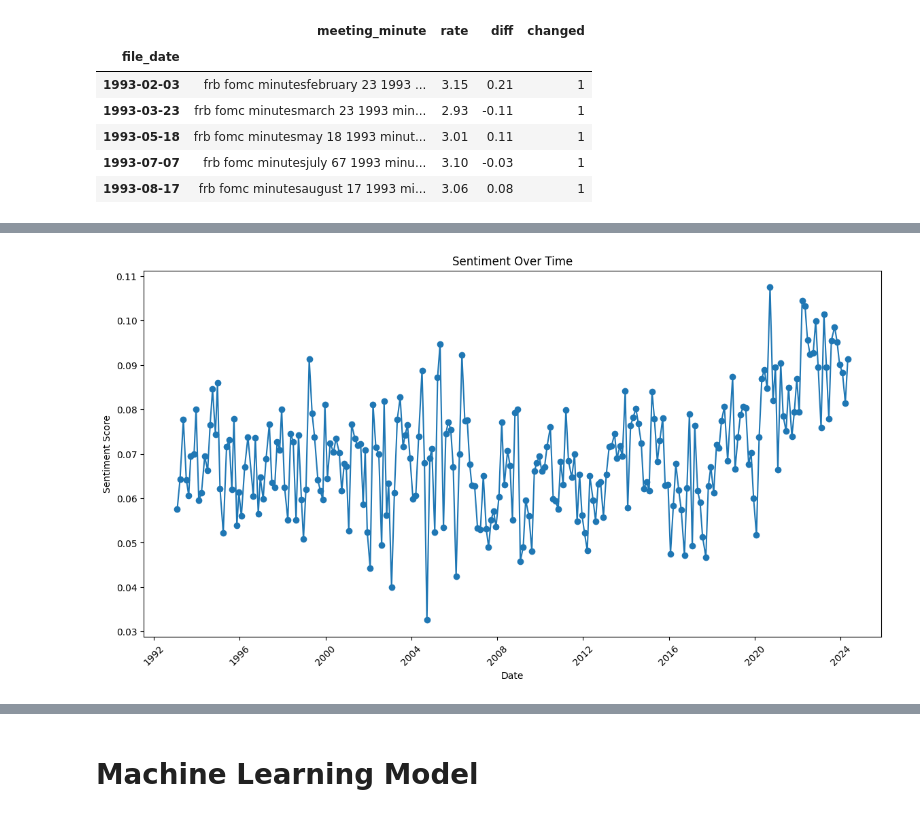
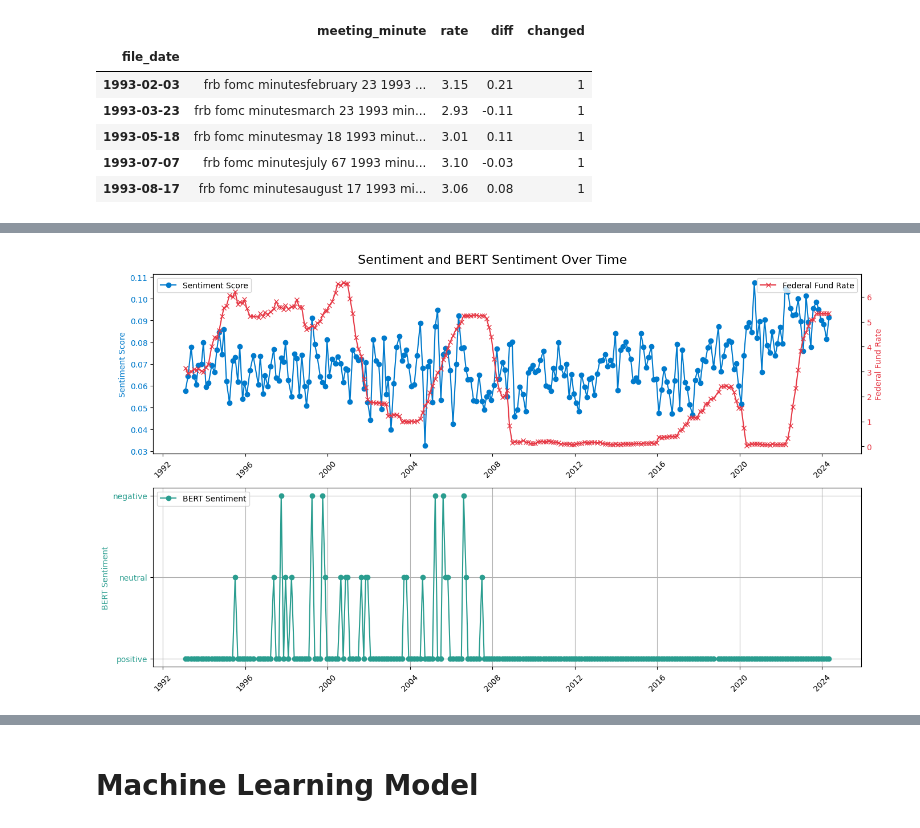
Before and after one commit to Cydia13526/s24-milestone2-team7-cspaarg-cydia-davidrez, a Jupyter notebook: project.ipynb, the cells around one changed output, grey strips where cells are left out. Cells and saved outputs as stored; diff of their text form; code cells hidden in the pictures.

```diff
--- a/project.ipynb
+++ b/project.ipynb
@@ -221,0 +235,20 @@ merge_df['sentiment'] = merge_df['meeting_minute'].apply(get_sentiment)
+# %%
+tokenizer = BertTokenizer.from_pretrained('ProsusAI/finbert')
+model = BertForSequenceClassification.from_pretrained('ProsusAI/finbert')
+
+# Create a sentiment analysis pipeline
+nlp = pipeline("sentiment-analysis", model=model, tokenizer=tokenizer)
+
+# Function to get sentiment with text truncation
+def get_sentiment(text):
+    # Tokenize text
+    inputs = tokenizer(text, return_tensors="pt", truncation=True, max_length=512)
+    outputs = model(**inputs)
+    logits = outputs.logits
+    predicted_class_id = logits.argmax().item()
+    # Map predicted class id to sentiment label
+    labels = {0: "negative", 1: "neutral", 2: "positive"}
+    return labels[predicted_class_id]
+
+# Apply sentiment analysis to each text in the dataset
+merge_df['bert_sentiment'] = merge_df['meeting_minute'].apply(get_sentiment)
@@ -232,11 +284,41 @@ plt.show()
 # %%
-# Sentiment Over Time
-plt.figure(figsize=(14, 7))
-plt.plot(merge_df.index, merge_df['sentiment'], marker='o')
-plt.title('Sentiment Over Time')
-plt.xlabel('Date')
-plt.ylabel('Sentiment Score')
-plt.xticks(rotation=45)
+blue_color = '#007ACC'
+red_color = '#E63946'
+green_color = '#2A9D8F'
+
+fig, axes = plt.subplots(2, 1, figsize=(14, 8))
+
+# Plot sentiment and Federal Fund Rate over time
+axes[0].plot(merge_df.index, merge_df['sentiment'], color=blue_color, marker='o', label='Sentiment Score')
+axes[0].set_ylabel('Sentiment Score', color=blue_color)
+axes[0].tick_params(axis='y', labelcolor=blue_color)
+axes[0].legend(loc='upper left')
+
+axes_twin = axes[0].twinx()
+axes_twin.plot(merge_df.index, merge_df['rate'], color=red_color, marker='x', label='Federal Fund Rate')
+axes_twin.set_ylabel('Federal Fund Rate', color=red_color)
+axes_twin.tick_params(axis='y', labelcolor=red_color)
+axes_twin.legend(loc='upper right')
+
+# Plot BERT Sentiment over time
+axes[1].plot(merge_df.index , merge_df['bert_sentiment'], color=green_color, marker='o', label='BERT Sentiment')
+axes[1].set_ylabel('BERT Sentiment', color=green_color)
+axes[1].tick_params(axis='y', labelcolor=green_color)
+axes[1].grid(True)
+axes[1].legend(loc='upper left')
+
+# Set common title and x-axis label
+plt.suptitle('Sentiment and BERT Sentiment Over Time', fontsize=16)
+plt.xlabel('Date', fontsize=12)
+
+# Rotate x-axis labels for better readability
+for ax in axes:
+    ax.tick_params(axis='x', rotation=45)
+
+# Adjust layout
+plt.tight_layout()
+
+# Show the plot
 plt.show()
 # %% [output]
-[figure, old version]
+[figure, new version]
```
Also changed, not shown: parts of 19 cells of this notebook, 1 other file.
